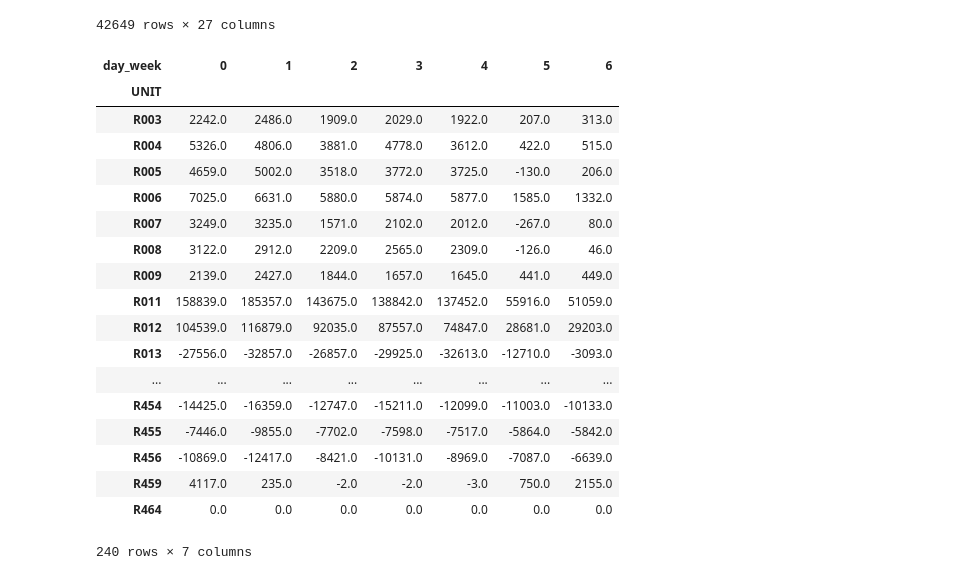
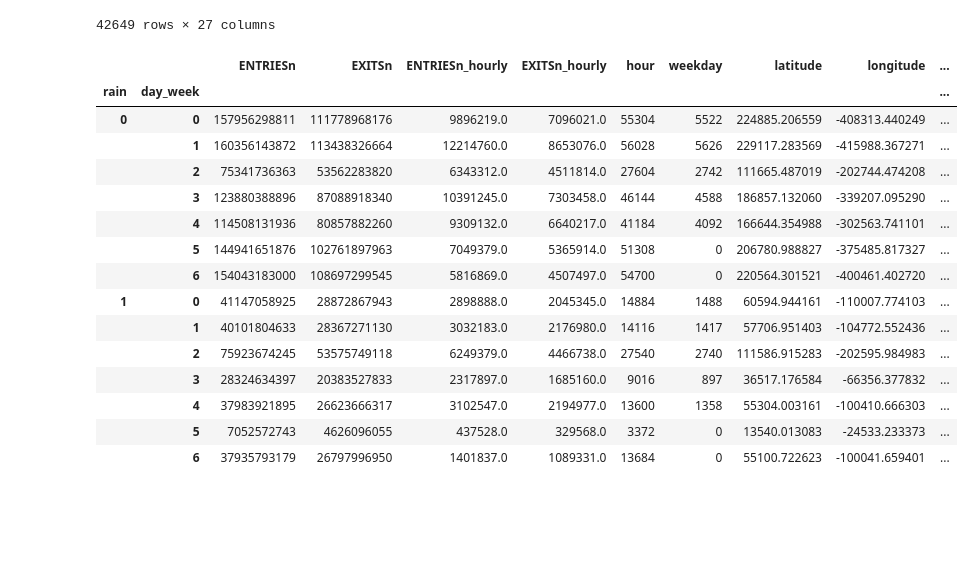
Before and after one commit to Hamifthi/Data-Analysis, a Jupyter notebook: Lesson 3/lesson-3.ipynb, the cells around one changed output. Saved outputs shown, nothing was run; the diff lists cells and outputs as text; code cells hidden in the pictures; blank space fills up the shorter version.

```diff
--- a/Lesson 3/lesson-3.ipynb
+++ b/Lesson 3/lesson-3.ipynb
@@ -309,24 +310,4 @@ def calculation(data):
     exits_hourly = data.groupby('day_week').sum()['EXITSn_hourly']
     return (entries_hourly - exits_hourly)
 
-subway_df.groupby('UNIT').apply(calculation)
+hourly_traffic = subway_df.groupby('UNIT').apply(calculation)
-# %% [output]
-| day_week | 0 | 1 | 2 | 3 | 4 | 5 | 6 |
-| UNIT |  |  |  |  |  |  |  |
-| R003 | 2242.0 | 2486.0 | 1909.0 | 2029.0 | 1922.0 | 207.0 | 313.0 |
-| R004 | 5326.0 | 4806.0 | 3881.0 | 4778.0 | 3612.0 | 422.0 | 515.0 |
-| R005 | 4659.0 | 5002.0 | 3518.0 | 3772.0 | 3725.0 | -130.0 | 206.0 |
-| R006 | 7025.0 | 6631.0 | 5880.0 | 5874.0 | 5877.0 | 1585.0 | 1332.0 |
-| R007 | 3249.0 | 3235.0 | 1571.0 | 2102.0 | 2012.0 | -267.0 | 80.0 |
-| R008 | 3122.0 | 2912.0 | 2209.0 | 2565.0 | 2309.0 | -126.0 | 46.0 |
-| R009 | 2139.0 | 2427.0 | 1844.0 | 1657.0 | 1645.0 | 441.0 | 449.0 |
-| R011 | 158839.0 | 185357.0 | 143675.0 | 138842.0 | 137452.0 | 55916.0 | 51059.0 |
-| R012 | 104539.0 | 116879.0 | 92035.0 | 87557.0 | 74847.0 | 28681.0 | 29203.0 |
-| R013 | -27556.0 | -32857.0 | -26857.0 | -29925.0 | -32613.0 | -12710.0 | -3093.0 |
-| ... | ... | ... | ... | ... | ... | ... | ... |
-| R454 | -14425.0 | -16359.0 | -12747.0 | -15211.0 | -12099.0 | -11003.0 | -10133.0 |
-| R455 | -7446.0 | -9855.0 | -7702.0 | -7598.0 | -7517.0 | -5864.0 | -5842.0 |
-| R456 | -10869.0 | -12417.0 | -8421.0 | -10131.0 | -8969.0 | -7087.0 | -6639.0 |
-| R459 | 4117.0 | 235.0 | -2.0 | -2.0 | -3.0 | 750.0 | 2155.0 |
-| R464 | 0.0 | 0.0 | 0.0 | 0.0 | 0.0 | 0.0 | 0.0 |
-240 rows × 7 columns
@@ -332,0 +318,20 @@ subway_df.groupby('UNIT').apply(calculation)
+# %%
+days_with_rain = subway_df.groupby(['rain', 'day_week']).sum()
+days_with_rain
+# %% [output]
+|  |  | ENTRIESn | EXITSn | ENTRIESn_hourly | EXITSn_hourly | hour | weekday | latitude | longitude | ... |
+| rain | day_week |  |  |  |  |  |  |  |  | ... |
+| 0 | 0 | 157956298811 | 111778968176 | 9896219.0 | 7096021.0 | 55304 | 5522 | 224885.206559 | -408313.440249 | ... |
+|  | 1 | 160356143872 | 113438326664 | 12214760.0 | 8653076.0 | 56028 | 5626 | 229117.283569 | -415988.367271 | ... |
+|  | 2 | 75341736363 | 53562283820 | 6343312.0 | 4511814.0 | 27604 | 2742 | 111665.487019 | -202744.474208 | ... |
+|  | 3 | 123880388896 | 87088918340 | 10391245.0 | 7303458.0 | 46144 | 4588 | 186857.132060 | -339207.095290 | ... |
+|  | 4 | 114508131936 | 80857882260 | 9309132.0 | 6640217.0 | 41184 | 4092 | 166644.354988 | -302563.741101 | ... |
+|  | 5 | 144941651876 | 102761897963 | 7049379.0 | 5365914.0 | 51308 | 0 | 206780.988827 | -375485.817327 | ... |
+|  | 6 | 154043183000 | 108697299545 | 5816869.0 | 4507497.0 | 54700 | 0 | 220564.301521 | -400461.402720 | ... |
+| 1 | 0 | 41147058925 | 28872867943 | 2898888.0 | 2045345.0 | 14884 | 1488 | 60594.944161 | -110007.774103 | ... |
+|  | 1 | 40101804633 | 28367271130 | 3032183.0 | 2176980.0 | 14116 | 1417 | 57706.951403 | -104772.552436 | ... |
+|  | 2 | 75923674245 | 53575749118 | 6249379.0 | 4466738.0 | 27540 | 2740 | 111586.915283 | -202595.984983 | ... |
+|  | 3 | 28324634397 | 20383527833 | 2317897.0 | 1685160.0 | 9016 | 897 | 36517.176584 | -66356.377832 | ... |
+|  | 4 | 37983921895 | 26623666317 | 3102547.0 | 2194977.0 | 13600 | 1358 | 55304.003161 | -100410.666303 | ... |
+|  | 5 | 7052572743 | 4626096055 | 437528.0 | 329568.0 | 3372 | 0 | 13540.013083 | -24533.233373 | ... |
+|  | 6 | 37935793179 | 26797996950 | 1401837.0 | 1089331.0 | 13684 | 0 | 55100.722623 | -100041.659401 | ... |
```
Also changed, not shown: parts of 6 cells of this notebook.
